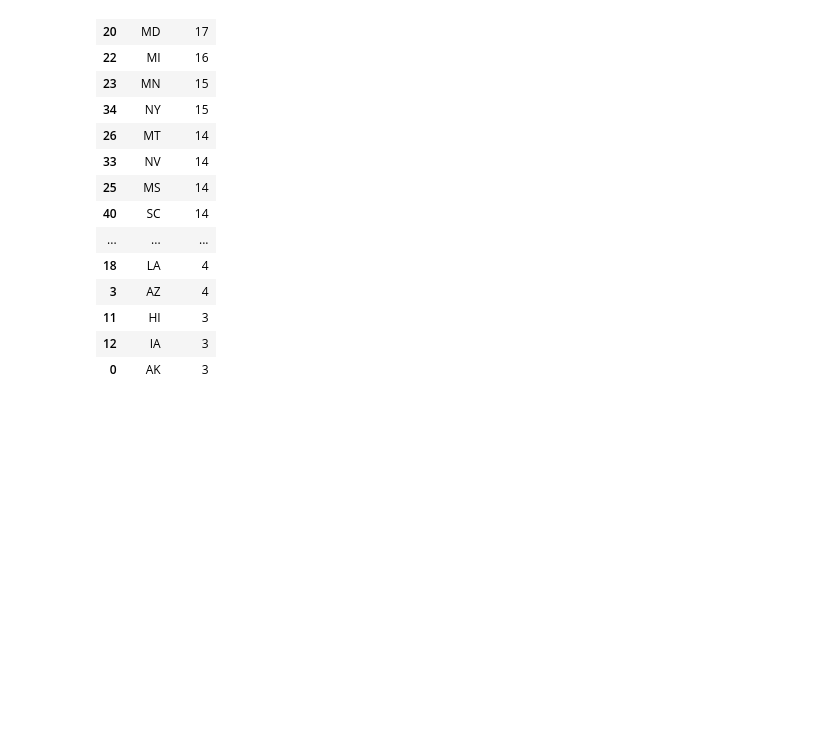
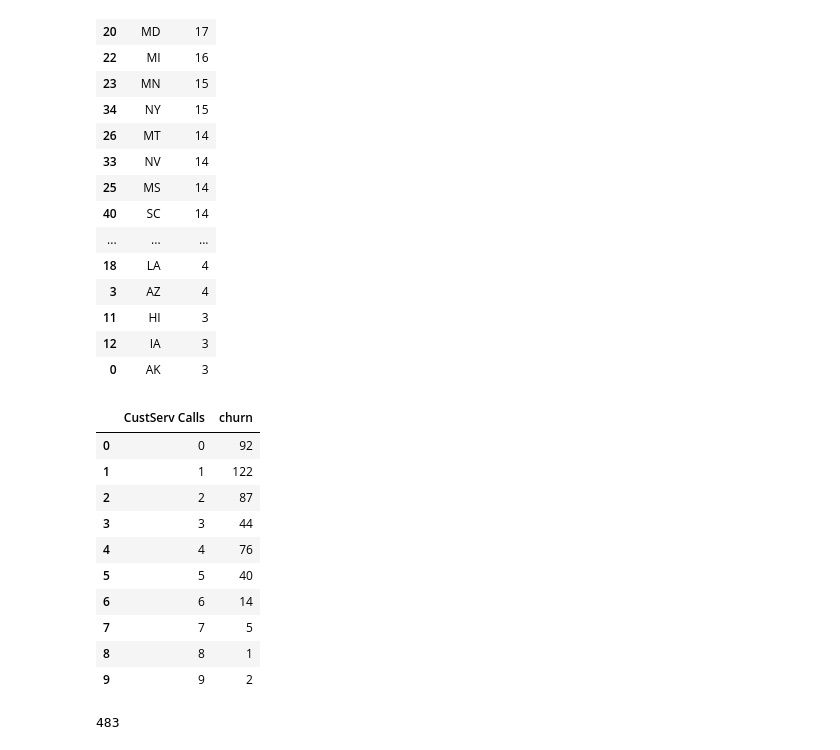
Before and after one commit to ktym1/3250_project, a Jupyter notebook: 20180723 - Group_project.ipynb, the cells around one changed output. Cells and saved outputs as stored; diff of their text form; code cells hidden in the pictures; blank space fills up the shorter version.

Commit message:
reviewed churn by customer calls

```diff
--- a/20180723 - Group_project.ipynb
+++ b/20180723 - Group_project.ipynb
@@ -122,3 +122,25 @@ state_df.sort_values(by=['churn'], ascending=False)
 | 11 | HI | 3 |
 | 12 | IA | 3 |
 | 0 | AK | 3 |
+# %%
+custserv_df= churn_df[['CustServ Calls','churn']].groupby(['CustServ Calls'], as_index=False).sum()
+custserv_df
+# %% [output]
+|  | CustServ Calls | churn |
+| 0 | 0 | 92 |
+| 1 | 1 | 122 |
+| 2 | 2 | 87 |
+| 3 | 3 | 44 |
+| 4 | 4 | 76 |
+| 5 | 5 | 40 |
+| 6 | 6 | 14 |
+| 7 | 7 | 5 |
+| 8 | 8 | 1 |
+| 9 | 9 | 2 |
+# %%
+#total % of churn
+
+total_churn = custserv_df['churn'].sum()
+total_churn
+# %% [output]
+483
```
Also changed, not shown: parts of 4 cells of this notebook.
